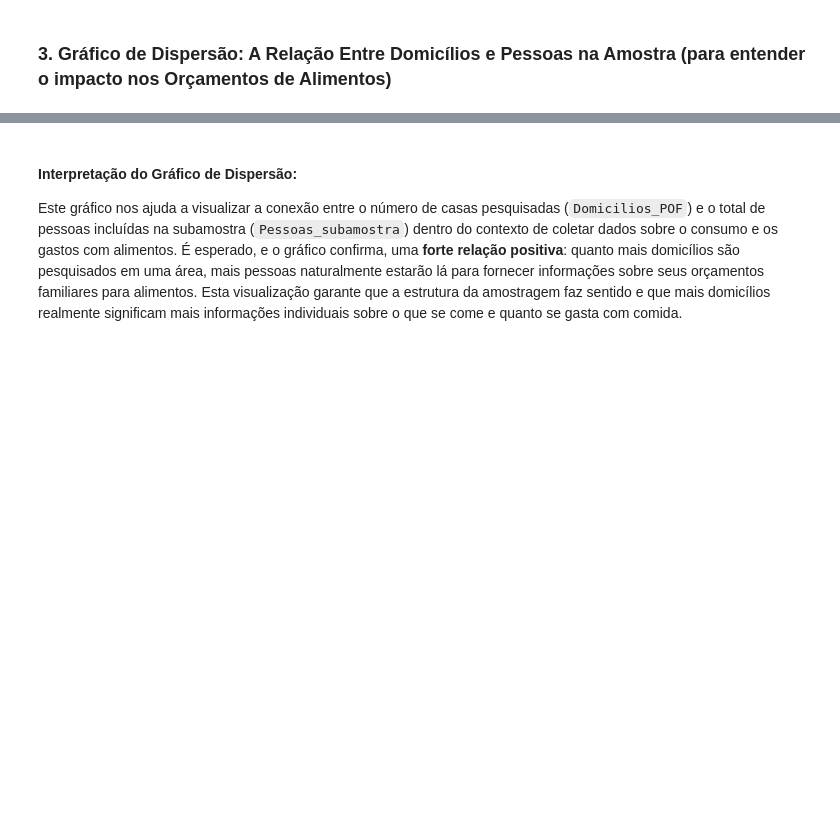
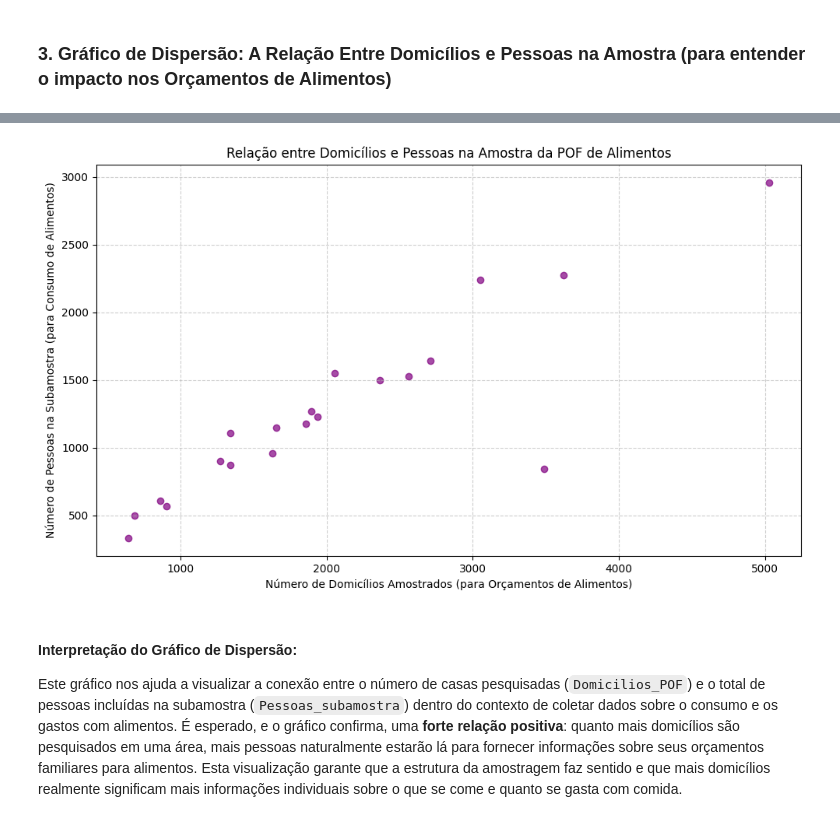
Before and after one commit to Grupo-LCE0212/Estatistica, a Jupyter notebook: tarefa03.ipynb, the cells around one changed output, grey strips where cells are left out. Cells and saved outputs as stored; diff of their text form; code cells hidden in the pictures; blank space fills up the shorter version.

```diff
--- a/tarefa03.ipynb
+++ b/tarefa03.ipynb
@@ -176,16 +179,15 @@ O histograma de `Pessoas_subamostra` mostra a distribuição de quantas pessoas
 # %% [markdown]
 ### 3. Gráfico de Dispersão: A Relação Entre Domicílios e Pessoas na Amostra (para entender o impacto nos Orçamentos de Alimentos)
 # %%
-fig_scatter = px.scatter(
-    df,
-    x='Domicilios_POF',
-    y='Pessoas_subamostra',
-    title='Relação entre Domicílios e Pessoas na Amostra da POF de Alimentos',
-    labels={
-        'Domicilios_POF': 'Número de Domicílios Amostrados (para Orçamentos de Alimentos)',
-        'Pessoas_subamostra': 'Número de Pessoas na Subamostra (para Consumo de Alimentos)'
-    },
-    hover_name='UF' # Mostra o estado ao passar o mouse para contextualizar
-)
-fig_scatter.show()
+import matplotlib.pyplot as plt
+
+# Gráfico de dispersão
+plt.figure(figsize=(10, 6))
+plt.scatter(df['Domicilios_POF'], df['Pessoas_subamostra'], alpha=0.7, color='purple')
+plt.title('Relação entre Domicílios e Pessoas na Amostra da POF de Alimentos')
+plt.xlabel('Número de Domicílios Amostrados (para Orçamentos de Alimentos)')
+plt.ylabel('Número de Pessoas na Subamostra (para Consumo de Alimentos)')
+plt.grid(True, linestyle='--', alpha=0.6)
+plt.tight_layout()
+plt.show()
 # %% [output]
@@ -193,3 +194,4 @@ fig_scatter.show()
+[figure, added]
 # %% [markdown]
 #### Interpretação do Gráfico de Dispersão:
 
```
Also changed, not shown: parts of 3 cells of this notebook.
